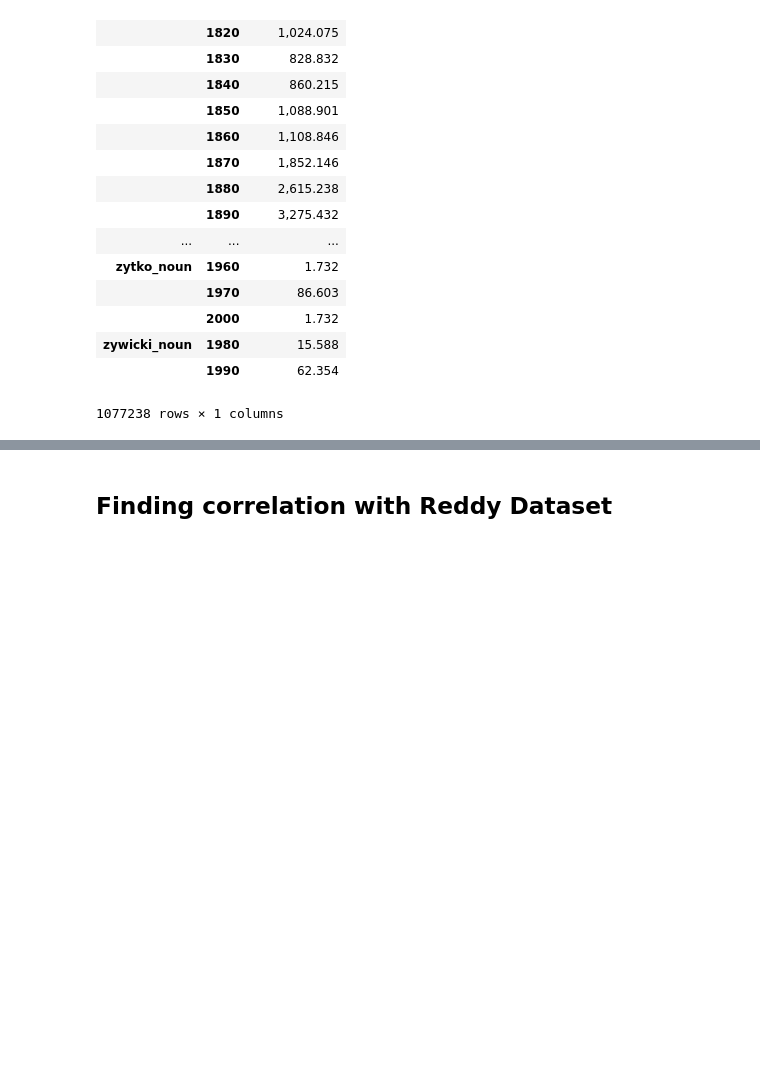
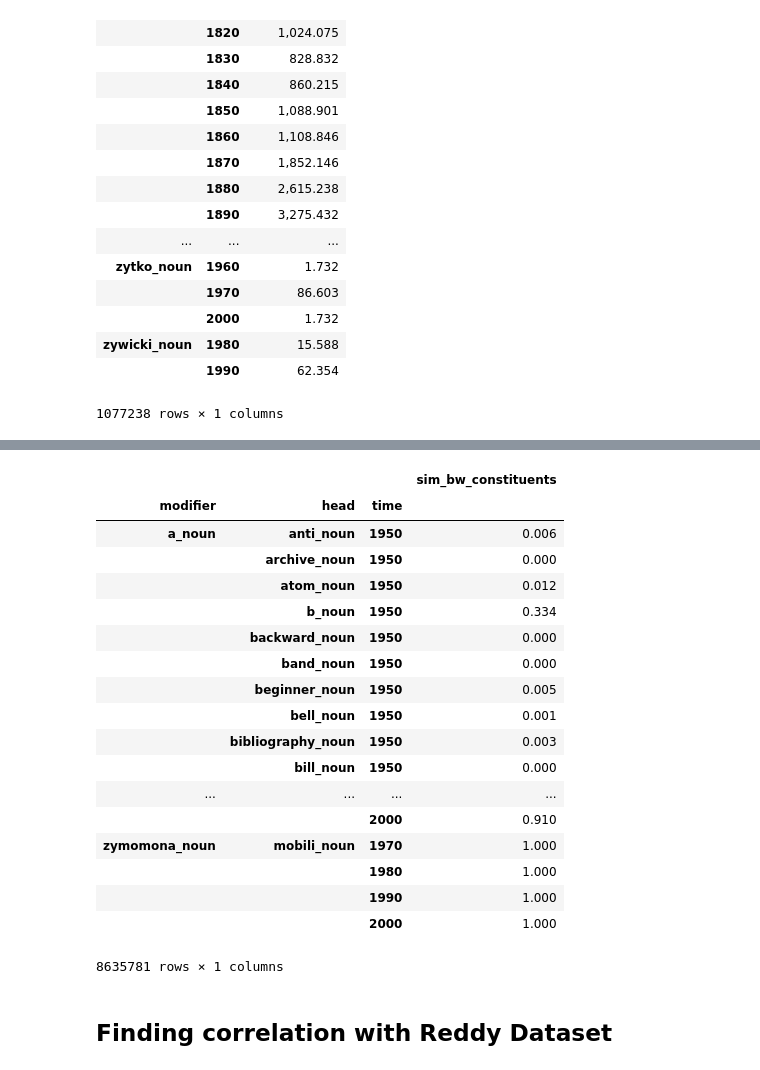
Before and after one commit to prajitdhar/Compounding, a Jupyter notebook: novel_compound_predictor/MeaningShift_new.ipynb, the cells around one changed output, grey strips where cells are left out. Cells and saved outputs as stored; diff of their text form; code cells hidden in the pictures; blank space fills up the shorter version.

```diff
--- a/novel_compound_predictor/MeaningShift_new.ipynb
+++ b/novel_compound_predictor/MeaningShift_new.ipynb
@@ -329,2 +426,34 @@ compound_denom
+# %%
+constituent_sim=pd.merge(heads,compounds,on=["head","context","time"])
+#constituent_sim.drop('comp_count',axis=1,inplace=True)
+constituent_sim=pd.merge(constituent_sim,modifiers,on=["modifier","context","time"])
+constituent_sim['numerator']=constituent_sim['head_count']*constituent_sim['mod_count']
+constituent_sim=constituent_sim.groupby(['modifier','head','time'])['numerator'].sum().to_frame()
+constituent_sim=pd.merge(constituent_sim.reset_index(),head_denom.reset_index(),on=["head","time"])
+constituent_sim=pd.merge(constituent_sim,modifier_denom.reset_index(),on=["modifier","time"])
+constituent_sim['sim_bw_constituents']=constituent_sim['numerator']/(constituent_sim['head_denom']*constituent_sim['modifier_denom'])
+constituent_sim.set_index(['modifier','head','time'],inplace=True)
+constituent_sim.drop(['numerator','modifier_denom','head_denom'],axis=1,inplace=True)
+constituent_sim
+# %% [output]
+|  |  |  | sim_bw_constituents |
+| modifier | head | time |  |
+| a_noun | anti_noun | 1950 | 0.006 |
+|  | archive_noun | 1950 | 0.000 |
+|  | atom_noun | 1950 | 0.012 |
+|  | b_noun | 1950 | 0.334 |
+|  | backward_noun | 1950 | 0.000 |
+|  | band_noun | 1950 | 0.000 |
+|  | beginner_noun | 1950 | 0.005 |
+|  | bell_noun | 1950 | 0.001 |
+|  | bibliography_noun | 1950 | 0.003 |
+|  | bill_noun | 1950 | 0.000 |
+| ... | ... | ... | ... |
+|  |  | 2000 | 0.910 |
+| zymomona_noun | mobili_noun | 1970 | 1.000 |
+|  |  | 1980 | 1.000 |
+|  |  | 1990 | 1.000 |
+|  |  | 2000 | 1.000 |
+8635781 rows × 1 columns
 # %% [markdown]
 ## Finding correlation with Reddy Dataset
```
Also changed, not shown: parts of 7 cells of this notebook, 6 other files.
